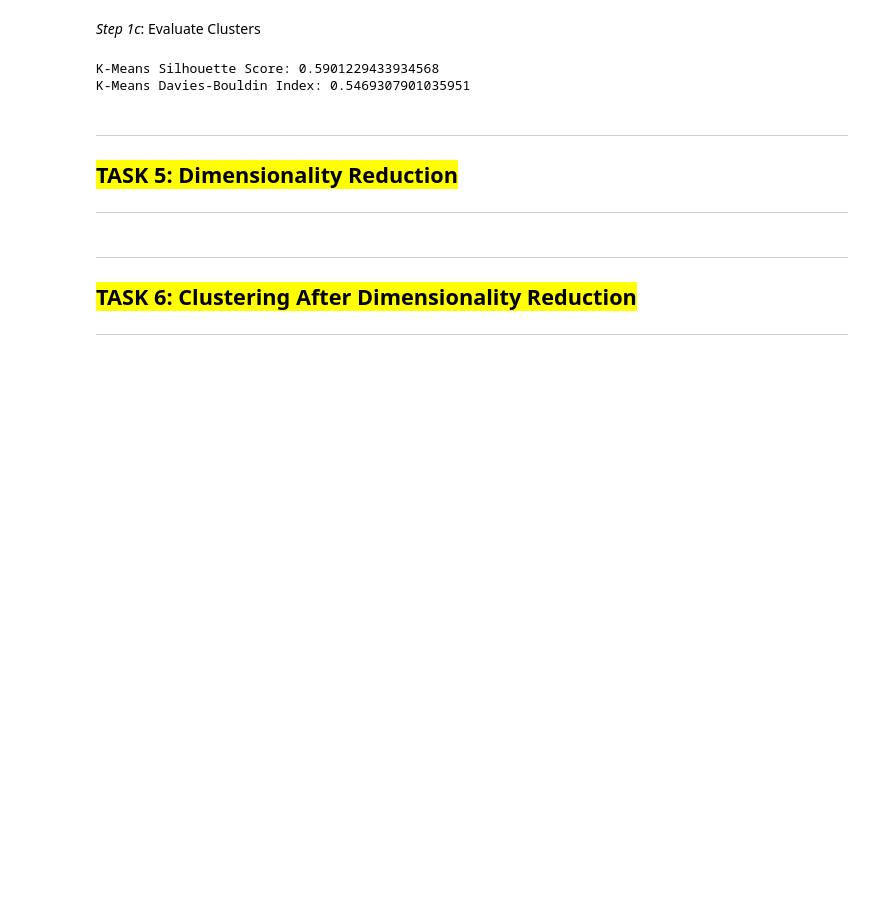
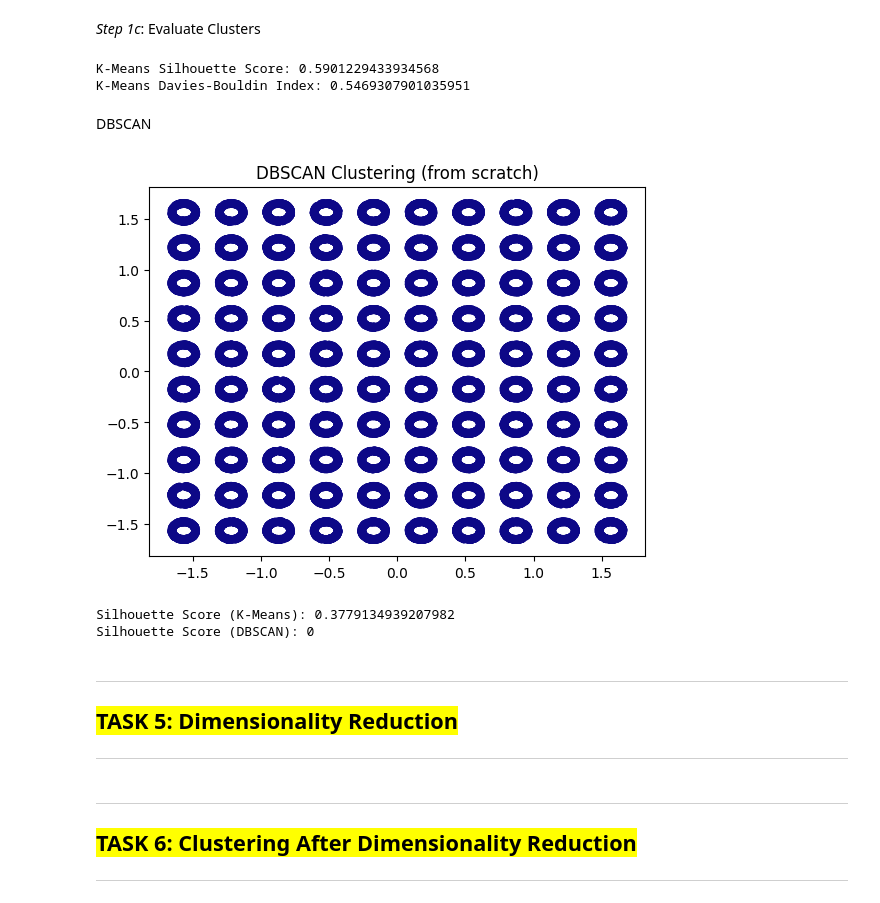
Before and after one commit to neha-palak/IML_A2, a Jupyter notebook: assignment2.ipynb, the cells around one changed output. Drawn from its saved outputs; the diff is of its cells as text; code cells hidden in the pictures; blank space fills up the shorter version.

```diff
--- a/assignment2.ipynb
+++ b/assignment2.ipynb
@@ -441,3 +430,53 @@ print("K-Means Davies-Bouldin Index:", db_score)
 # %% [output]
 K-Means Silhouette Score: 0.5901229433934568
 K-Means Davies-Bouldin Index: 0.5469307901035951
+# %% [markdown]
+DBSCAN
+# %%
+import numpy as np
+import matplotlib.pyplot as plt
+
+X = circles_preprocessed[['x', 'y']].values
+
+eps = 0.5
+min_pts = 5
+
+visited = np.zeros(X.shape[0], dtype=bool)
+labels = np.full(X.shape[0], -1)
+cluster_id = 0
+
+def region_query(point_idx):
+    distances = np.linalg.norm(X - X[point_idx], axis=1)
+    return np.where(distances < eps)[0]
+
+def expand_cluster(point_idx, neighbors, cluster_id):
+    labels[point_idx] = cluster_id
+    i = 0
+    while i < len(neighbors):
+        n_idx = neighbors[i]
+        if not visited[n_idx]:
+            visited[n_idx] = True
+            n_neighbors = region_query(n_idx)
+            if len(n_neighbors) >= min_pts:
+                neighbors = np.append(neighbors, n_neighbors)
+        if labels[n_idx] == -1:
+            labels[n_idx] = cluster_id
+        i += 1
+
+for idx in range(X.shape[0]):
+    if not visited[idx]:
+        visited[idx] = True
+        neighbors = region_query(idx)
+        if len(neighbors) < min_pts:
+            labels[idx] = -1  # noise
+        else:
+            expand_cluster(idx, neighbors, cluster_id)
+            cluster_id += 1
+
+plt.scatter(X[:,0], X[:,1], c=labels, cmap='plasma', s=30)
+plt.title('DBSCAN Clustering (from scratch)')
+plt.show()
+
+labels_dbscan = labels  # save final cluster assignments
+# %% [output]
+[figure, added]
@@ -444,3 +515,14 @@ K-Means Davies-Bouldin Index: 0.5469307901035951
+# %%
+sil_kmeans = silhouette_score_manual(X, labels_kmeans)
+print("Silhouette Score (K-Means):", sil_kmeans)
+
+# For DBSCAN, ignore noise (-1)
+mask_db = labels_dbscan != -1
+sil_dbscan = silhouette_score_manual(X[mask_db], labels_dbscan[mask_db])
+print("Silhouette Score (DBSCAN):", sil_dbscan)
+# %% [output]
+Silhouette Score (K-Means): 0.3779134939207982
+Silhouette Score (DBSCAN): 0
 # %% [markdown]
 ***
 
```
Also changed, not shown: parts of 8 cells of this notebook, 1 other file.
